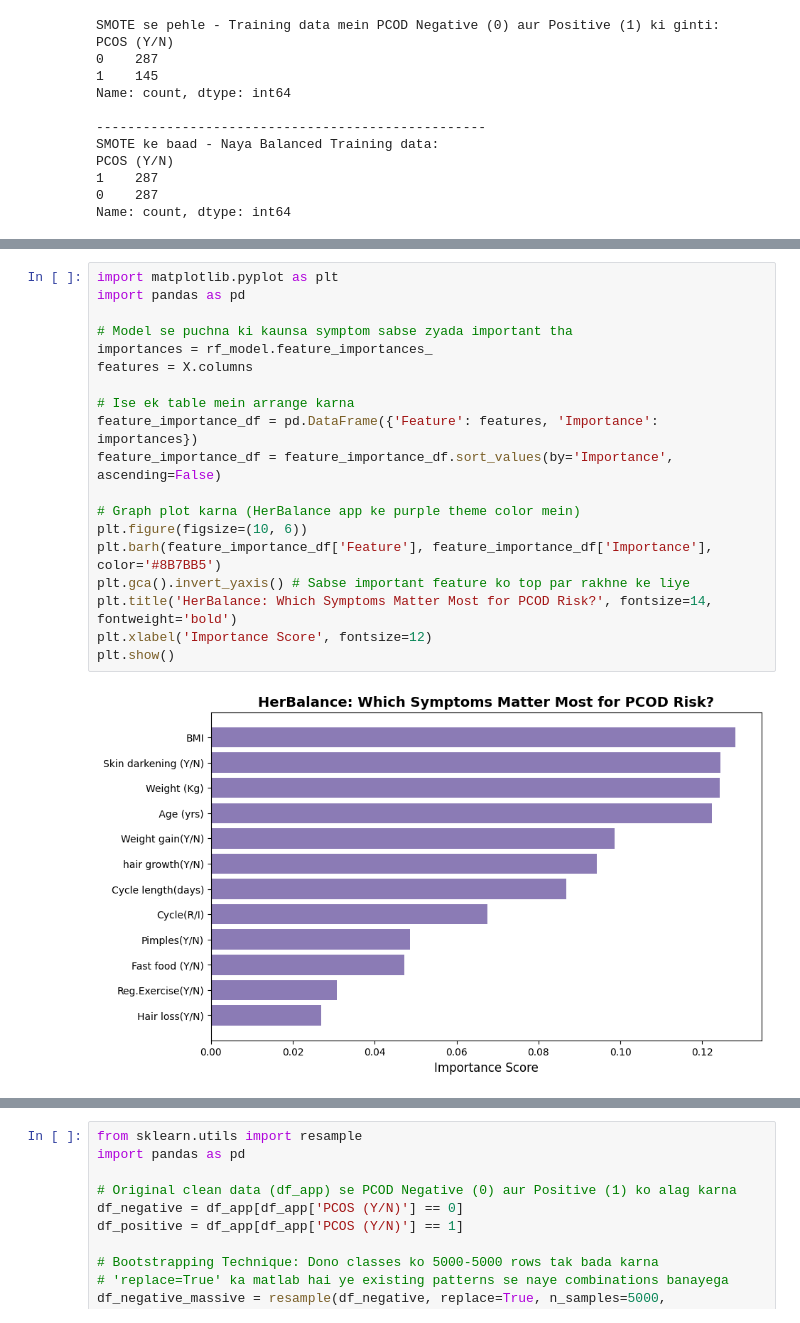
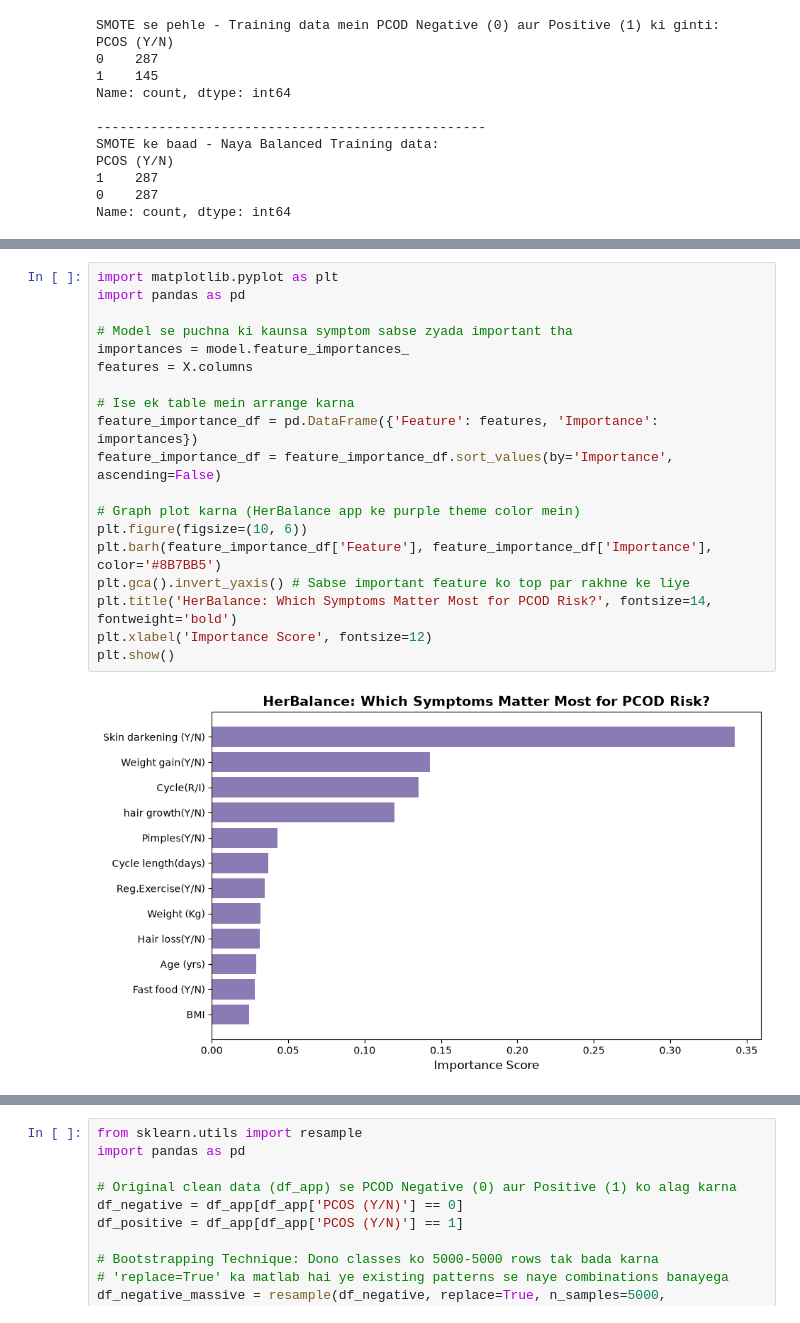
Before and after one commit to PRAGATI-TIWARI-24/HER_balance, a Jupyter notebook: ml_model/train.ipynb, the cells around one changed output, grey strips where cells are left out. Cells and saved outputs as stored; diff of their text form.

```diff
--- a/ml_model/train.ipynb
+++ b/ml_model/train.ipynb
@@ -215,24 +215,24 @@ Model saved successfully as xgboost_model.pkl!
 # %%
 import matplotlib.pyplot as plt
 import pandas as pd
 
 # Model se puchna ki kaunsa symptom sabse zyada important tha
-importances = rf_model.feature_importances_
+importances = model.feature_importances_
 features = X.columns
 
 # Ise ek table mein arrange karna
 feature_importance_df = pd.DataFrame({'Feature': features, 'Importance': importances})
 feature_importance_df = feature_importance_df.sort_values(by='Importance', ascending=False)
 
 # Graph plot karna (HerBalance app ke purple theme color mein)
 plt.figure(figsize=(10, 6))
 plt.barh(feature_importance_df['Feature'], feature_importance_df['Importance'], color='#8B7BB5')
 plt.gca().invert_yaxis() # Sabse important feature ko top par rakhne ke liye
 plt.title('HerBalance: Which Symptoms Matter Most for PCOD Risk?', fontsize=14, fontweight='bold')
 plt.xlabel('Importance Score', fontsize=12)
 plt.show()
 # %% [output]
-[figure, old version]
+[figure, new version]
 # %%
 import joblib
 
```
Also changed, not shown: parts of 5 cells of this notebook, 4 other files.
